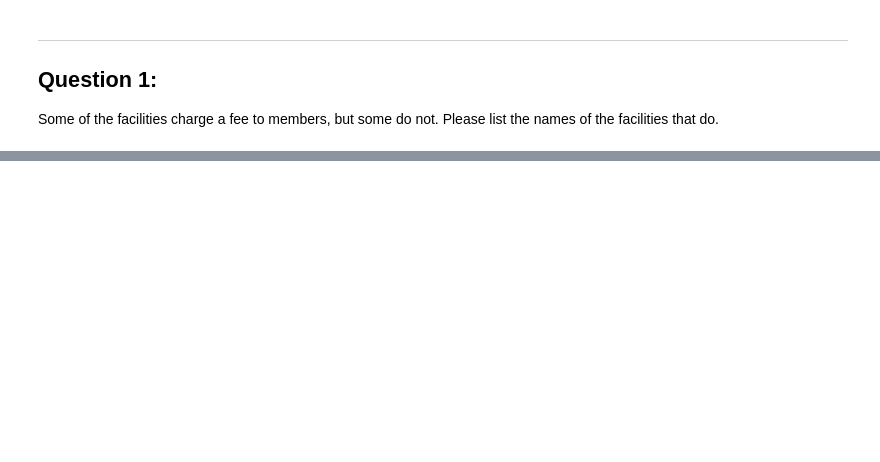
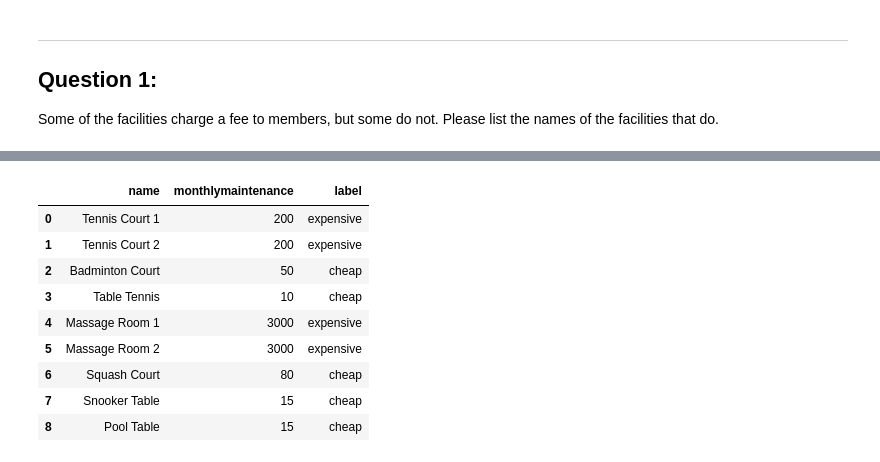
Before and after one commit to Skipper9000/data-wrangling-SQL-exercise, a Jupyter notebook: sql_mini_project.ipynb, the cells around one changed output, grey strips where cells are left out. Saved outputs shown, nothing was run; the diff lists cells and outputs as text; code cells hidden in the pictures; blank space fills up the shorter version.

```diff
--- a/sql_mini_project.ipynb
+++ b/sql_mini_project.ipynb
@@ -182,0 +136,13 @@ The solutions from here on out are in my "1520094343_sql_project.sql" file
+# %%
+# Create a context manager to connect and work with the database engine
+# as well as automatically close the database connection when done
+with sqlite3.connect('country_club.sqlite') as connection:
+    cursor = connection.cursor()
+    query = cursor.execute("SELECT COUNT(name) AS count \
+                              FROM Facilities \
+                             WHERE CAST(membercost AS INTEGER) = 0")
+    df_solution2 = pd.DataFrame(query.fetchall())
+    df_solution2.columns = [tuple[0] for tuple in query.description]
+
+# Display the answer using a pandas DataFrame
+df_solution2
@@ -182,0 +184,13 @@ The solutions from here on out are in my "1520094343_sql_project.sql" file
+# %%
+# Create a context manager to connect and work with the database engine
+# as well as automatically close the database connection when done
+with sqlite3.connect('country_club.sqlite') as connection:
+    cursor = connection.cursor()
+    query = cursor.execute("SELECT * \
+                              FROM Facilities \
+                             WHERE CAST(facid AS INTEGER) IN (1, 5)")
+    df_solution4 = pd.DataFrame(query.fetchall())
+    df_solution4.columns = [tuple[0] for tuple in query.description]
+
+# Display the answer using a pandas DataFrame
+df_solution4
@@ -182,0 +205,27 @@ The solutions from here on out are in my "1520094343_sql_project.sql" file
+# %%
+# Create a context manager to connect and work with the database engine
+# as well as automatically close the database connection when done
+with sqlite3.connect('country_club.sqlite') as connection:
+    cursor = connection.cursor()
+    query = cursor.execute("SELECT name, \
+                                   monthlymaintenance, \
+                                   CASE WHEN CAST(monthlymaintenance AS INTEGER) > 100 \
+                                        THEN 'expensive' \
+                                        ELSE 'cheap' END AS label \
+                              FROM Facilities")
+    df_solution5 = pd.DataFrame(query.fetchall())
+    df_solution5.columns = [tuple[0] for tuple in query.description]
+
+# Display the answer using a pandas DataFrame
+df_solution5
+# %% [output]
+|  | name | monthlymaintenance | label |
+| 0 | Tennis Court 1 | 200 | expensive |
+| 1 | Tennis Court 2 | 200 | expensive |
+| 2 | Badminton Court | 50 | cheap |
+| 3 | Table Tennis | 10 | cheap |
+| 4 | Massage Room 1 | 3000 | expensive |
+| 5 | Massage Room 2 | 3000 | expensive |
+| 6 | Squash Court | 80 | cheap |
+| 7 | Snooker Table | 15 | cheap |
+| 8 | Pool Table | 15 | cheap |
```
Also changed, not shown: parts of 29 cells of this notebook.
